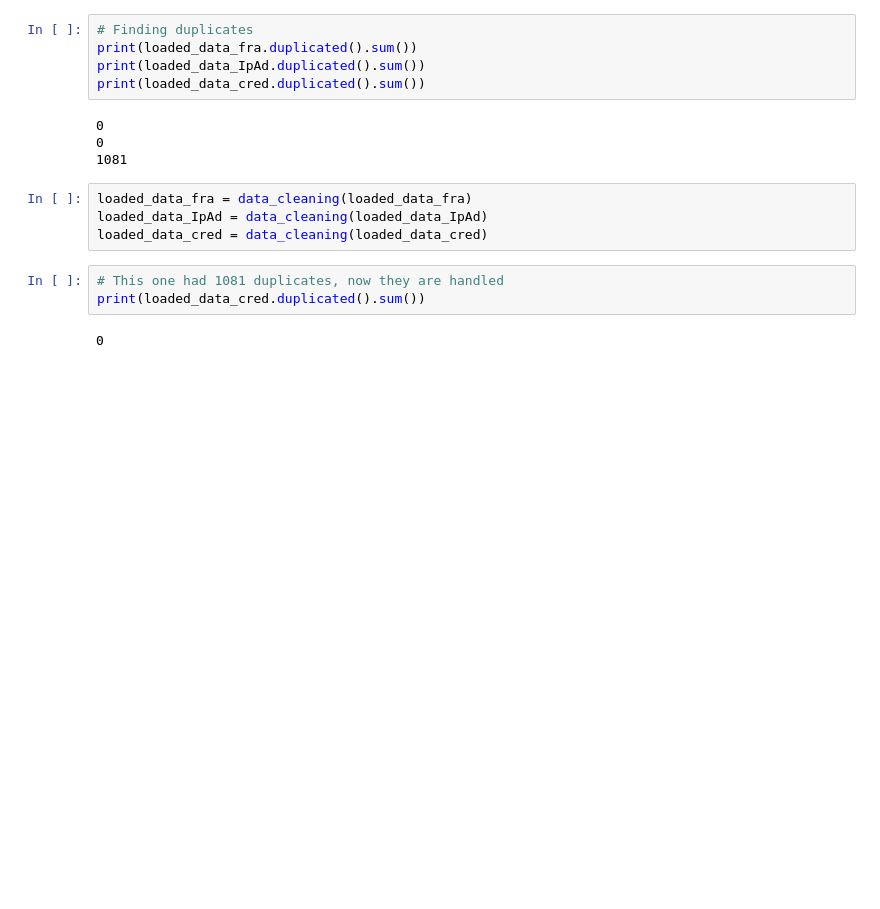
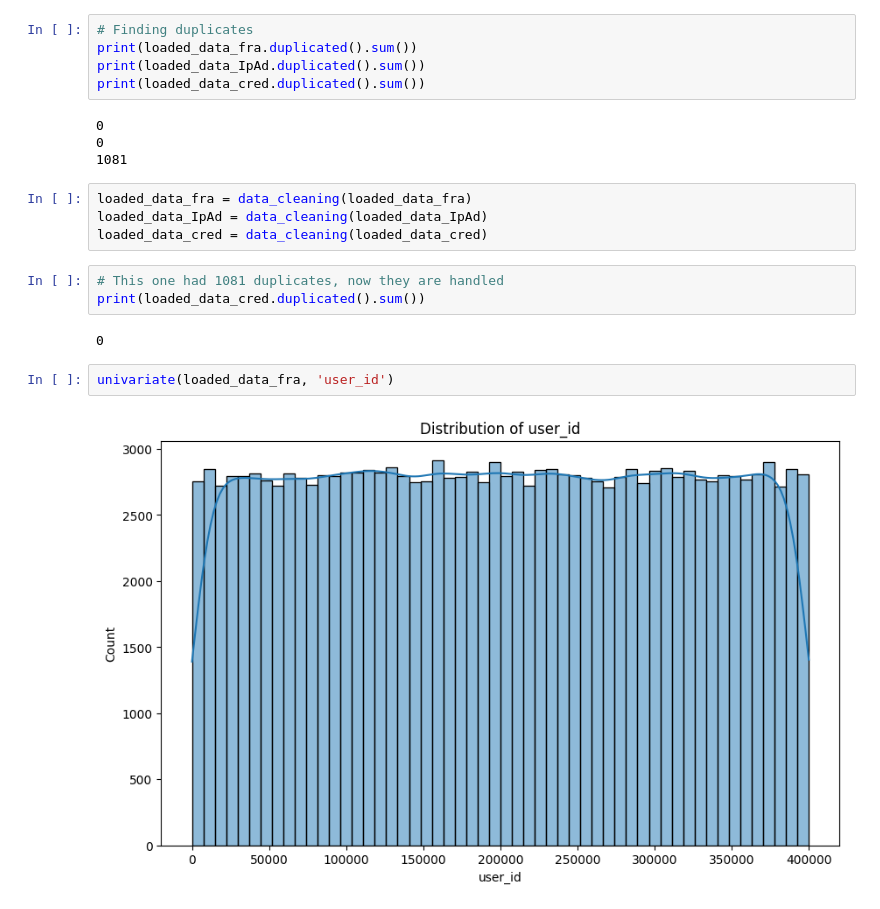
Before and after one commit to Natnahom/kaim-week-8_and_9, a Jupyter notebook: notebooks/analysis1.ipynb, the cells around one changed output. Cells and saved outputs as stored; diff of their text form; blank space fills up the shorter version.

```diff
--- a/notebooks/analysis1.ipynb
+++ b/notebooks/analysis1.ipynb
@@ -106,6 +105,10 @@ loaded_data_cred = data_cleaning(loaded_data_cred)
 print(loaded_data_cred.duplicated().sum())
 # %% [output]
 0
+# %%
+univariate(loaded_data_fra, 'user_id')
+# %% [output]
+[figure, added]
 # %%
 # Merge datasets for geolocation analysis
 merged_data = merge_geolocation_data(loaded_data_fra, loaded_data_IpAd)
```
Also changed, not shown: parts of 8 cells of this notebook, 3 other files.
